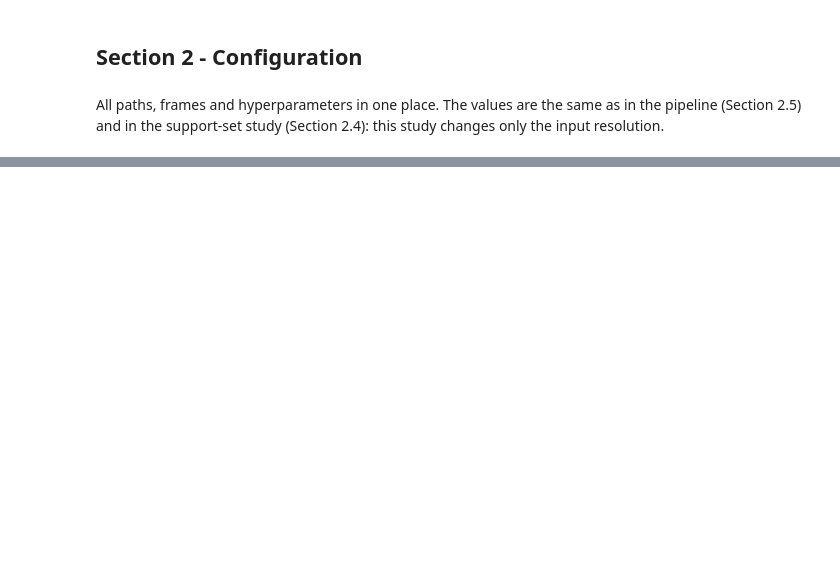
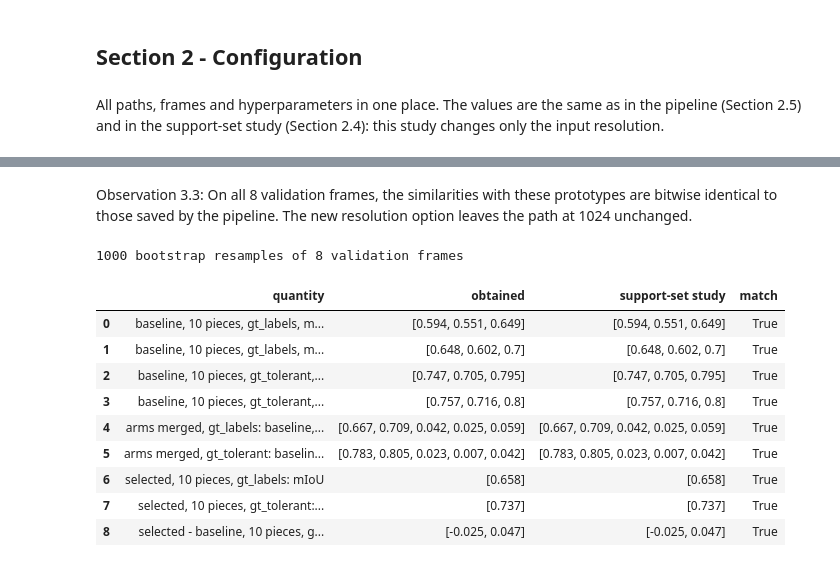
Before and after one commit to xrushofblood/vad_project, a Jupyter notebook: notebooks/phase_1_resolution_study.ipynb, the cells around one changed output, grey strips where cells are left out. Drawn from its saved outputs; the diff is of its cells as text; code cells hidden in the pictures; blank space fills up the shorter version.

```diff
--- a/notebooks/phase_1_resolution_study.ipynb
+++ b/notebooks/phase_1_resolution_study.ipynb
@@ -136,0 +287,78 @@ _ = torch.manual_seed(RANDOM_SEED)
+# %% [markdown]
+Observation 3.3: On all 8 validation frames, the similarities with these prototypes are bitwise identical to those saved by the pipeline. The new resolution option leaves the path at 1024 unchanged.
+# %%
+# 3.4 Evaluation functions and bootstrap resamples (drawn as in the support-set study, Section 5.4)
+def predict(features, prototype_matrix, margin, resolution):
+    """Patch labels on the 64x64 ground-truth grid: at a lower resolution each label is copied to its block."""
+    labels, _ = classify_patches(features, prototype_matrix, margin)
+    return upsample_labels(labels, NATIVE_RESOLUTION // resolution)
+
+
+def evaluate(prototype_matrix, margin, resolution, gt_key="gt_labels"):
+    """Per-frame confusion matrices on the validation frames, always against the 1024 ground truth.
+    gt_key: "gt_labels" (main metric) or "gt_tolerant" (boundary ring ignored)."""
+    return [confusion_matrix(val[gt_key], predict(val["features"][resolution], prototype_matrix, margin, resolution))
+            for val in VALIDATION_FRAMES]
+
+
+rng = np.random.default_rng(RANDOM_SEED)
+BOOTSTRAP_INDICES = rng.integers(0, len(VALIDATION_FRAMES), size=(N_BOOTSTRAP, len(VALIDATION_FRAMES)))
+print(f"{N_BOOTSTRAP} bootstrap resamples of {len(VALIDATION_FRAMES)} validation frames")
+# %% [output]
+1000 bootstrap resamples of 8 validation frames
+# %%
+# 3.5 New shared metrics vs the numbers printed in the support-set study (three decimals)
+baseline_matrix = stack_prototypes(build_prototypes(at_resolution(BASELINE_REFERENCE_FRAMES, NATIVE_RESOLUTION))[0])
+conf = {(name, gt_key, margin): evaluate(matrix, margin, NATIVE_RESOLUTION, gt_key)
+        for name, matrix in [("baseline", baseline_matrix), ("selected", prototype_matrix_1024)]
+        for gt_key in ["gt_labels", "gt_tolerant"] for margin in EVAL_MARGINS}
+
+
+def check(quantity, values, expected):
+    obtained = [round(float(v), 3) for v in values]
+    return {"quantity": quantity, "obtained": obtained, "support-set study": expected, "match": obtained == expected}
+
+
+rows = []
+# Baseline, 10 pieces: mIoU and 95% interval (study, Section 5.4)
+for gt_key, margin, expected in [("gt_labels", 0.0, [0.594, 0.551, 0.649]),
+                                 ("gt_labels", CONFIDENCE_MARGIN, [0.648, 0.602, 0.700]),
+                                 ("gt_tolerant", 0.0, [0.747, 0.705, 0.795]),
+                                 ("gt_tolerant", CONFIDENCE_MARGIN, [0.757, 0.716, 0.800])]:
+    c = conf[("baseline", gt_key, margin)]
+    rows.append(check(f"baseline, 10 pieces, {gt_key}, margin {margin}",
+                      [frame_miou(c, EXCLUDED), *percentile_interval(bootstrap_miou(c, EXCLUDED, BOOTSTRAP_INDICES))],
+                      expected))
+
+# Selected vs baseline, background margin 0.03 (study, Sections 6.4, 6.7 and 8)
+for gt_key, expected_merged in [("gt_labels", [0.667, 0.709, 0.042, 0.025, 0.059]),
+                                ("gt_tolerant", [0.783, 0.805, 0.023, 0.007, 0.042])]:
+    b, s = conf[("baseline", gt_key, CONFIDENCE_MARGIN)], conf[("selected", gt_key, CONFIDENCE_MARGIN)]
+    b_miou, s_miou = frame_miou(b, EXCLUDED, merge=True), frame_miou(s, EXCLUDED, merge=True)
+    delta = (bootstrap_miou(s, EXCLUDED, BOOTSTRAP_INDICES, merge=True)
+             - bootstrap_miou(b, EXCLUDED, BOOTSTRAP_INDICES, merge=True))
+    rows.append(check(f"arms merged, {gt_key}: baseline, selected, delta, delta interval",
+                      [b_miou, s_miou, s_miou - b_miou, *percentile_interval(delta)], expected_merged))
+
+s = conf[("selected", "gt_labels", CONFIDENCE_MARGIN)]
+b = conf[("baseline", "gt_labels", CONFIDENCE_MARGIN)]
+delta_10 = bootstrap_miou(s, EXCLUDED, BOOTSTRAP_INDICES) - bootstrap_miou(b, EXCLUDED, BOOTSTRAP_INDICES)
+rows.append(check("selected, 10 pieces, gt_labels: mIoU", [frame_miou(s, EXCLUDED)], [0.658]))
+rows.append(check("selected, 10 pieces, gt_tolerant: mIoU",
+                  [frame_miou(conf[("selected", "gt_tolerant", CONFIDENCE_MARGIN)], EXCLUDED)], [0.737]))
+rows.append(check("selected - baseline, 10 pieces, gt_labels: delta interval",
+                  list(percentile_interval(delta_10)), [-0.025, 0.047]))
+
+pd.set_option("display.max_colwidth", None)
+display(pd.DataFrame(rows))
+# %% [output]
+|  | quantity | obtained | support-set study | match |
+| 0 | baseline, 10 pieces, gt_labels, m... | [0.594, 0.551, 0.649] | [0.594, 0.551, 0.649] | True |
+| 1 | baseline, 10 pieces, gt_labels, m... | [0.648, 0.602, 0.7] | [0.648, 0.602, 0.7] | True |
+| 2 | baseline, 10 pieces, gt_tolerant,... | [0.747, 0.705, 0.795] | [0.747, 0.705, 0.795] | True |
+| 3 | baseline, 10 pieces, gt_tolerant,... | [0.757, 0.716, 0.8] | [0.757, 0.716, 0.8] | True |
+| 4 | arms merged, gt_labels: baseline,... | [0.667, 0.709, 0.042, 0.025, 0.059] | [0.667, 0.709, 0.042, 0.025, 0.059] | True |
+| 5 | arms merged, gt_tolerant: baselin... | [0.783, 0.805, 0.023, 0.007, 0.042] | [0.783, 0.805, 0.023, 0.007, 0.042] | True |
+| 6 | selected, 10 pieces, gt_labels: mIoU | [0.658] | [0.658] | True |
+| 7 | selected, 10 pieces, gt_tolerant:... | [0.737] | [0.737] | True |
+| 8 | selected - baseline, 10 pieces, g... | [-0.025, 0.047] | [-0.025, 0.047] | True |
```
Also changed, not shown: parts of 34 cells of this notebook.
